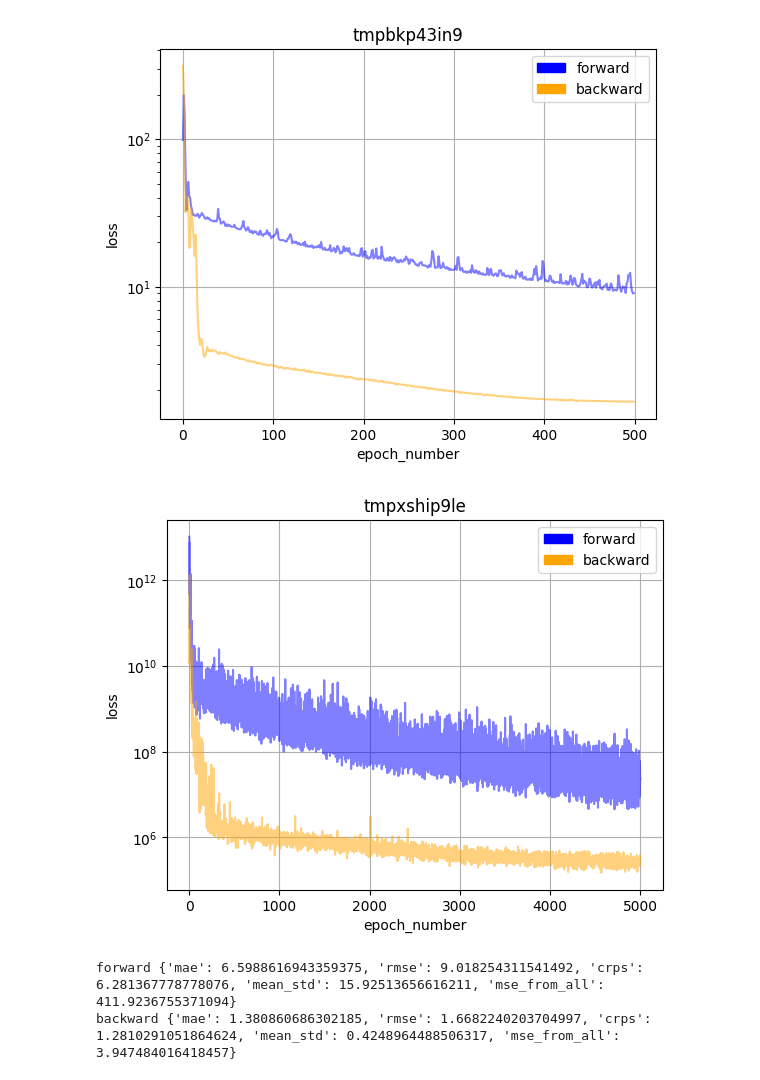
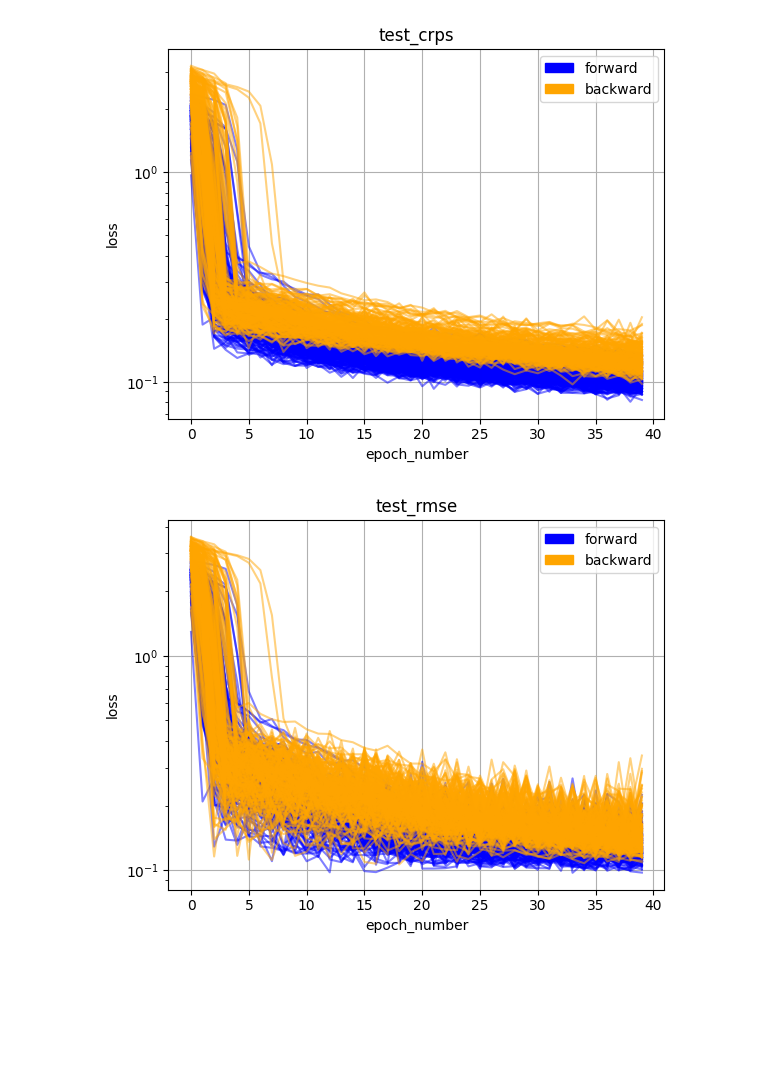
Before and after one commit to mathymess/reversibility-of-processes, a Jupyter notebook: bayesian_brownian_varinf.ipynb, the cells around one changed output. Saved outputs shown, nothing was run; the diff lists cells and outputs as text; code cells hidden in the pictures; blank space fills up the shorter version.

Commit message:
Run bayesian_brownian_varinf notebooks

```diff
--- a/bayesian_brownian_varinf.ipynb
+++ b/bayesian_brownian_varinf.ipynb
@@ -32,21 +32,17 @@ brownian.visualize()
 # %%
-save_dir_prefix = "20230724_preds/brownian_varinf_rmse/test1/"
-num_runs = 1
-train_fb_n_times(dt, num_runs=num_runs, num_epochs=5000, save_dir_prefix=save_dir_prefix)
+save_dir_prefix = "20230724_preds/brownian_varinf_debugged/test8/"
+num_runs = 200
+train_fb_n_times(dt, num_runs=num_runs,
+                 num_epochs=4000, save_metrics_every_n_epochs=100,
+                 hidden_size=6, train_test_split_ratio=0.5,
+                 save_dir_prefix=save_dir_prefix)
 # %%
-l = load_learning_curves(save_dir_prefix=save_dir_prefix, num_runs=num_runs, rmse_instead=True)
+l = load_learning_curves(save_dir_prefix=save_dir_prefix, num_runs=num_runs, alt_metric="test_crps")
 l.plot_learning_curves()
 # %% [output]
-[figure, old version]
+[figure, new version]
 # %%
-l = load_learning_curves(save_dir_prefix=save_dir_prefix, num_runs=num_runs, rmse_instead=False)
+l = load_learning_curves(save_dir_prefix=save_dir_prefix, num_runs=num_runs, alt_metric="test_rmse")
 l.plot_learning_curves()
 # %% [output]
-[figure, old version]
+[figure, new version]
-# %%
-er = ExpResultsWithTwoLosses("20230724_preds/brownian_varinf_rmse/test1/run=00000/")
-print("forward", quality_metrics(er.pred_obs_f, er.targets_f))
-print("backward", quality_metrics(er.pred_obs_b, er.targets_b))
-# %% [output]
-forward {'mae': 6.5988616943359375, 'rmse': 9.018254311541492, 'crps': 6.281367778778076, 'mean_std': 15.92513656616211, 'mse_from_all': 411.9236755371094}
-backward {'mae': 1.380860686302185, 'rmse': 1.6682240203704997, 'crps': 1.2810291051864624, 'mean_std': 0.4248964488506317, 'mse_from_all': 3.947484016418457}
```
Also changed, not shown: parts of 3 cells of this notebook, 1 other file.
